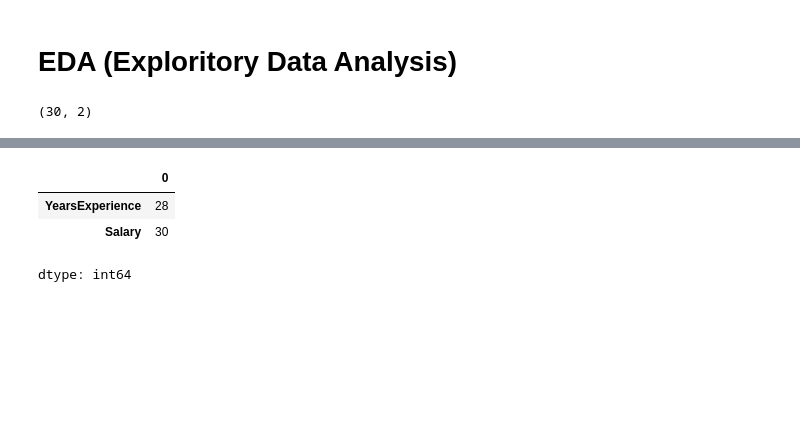
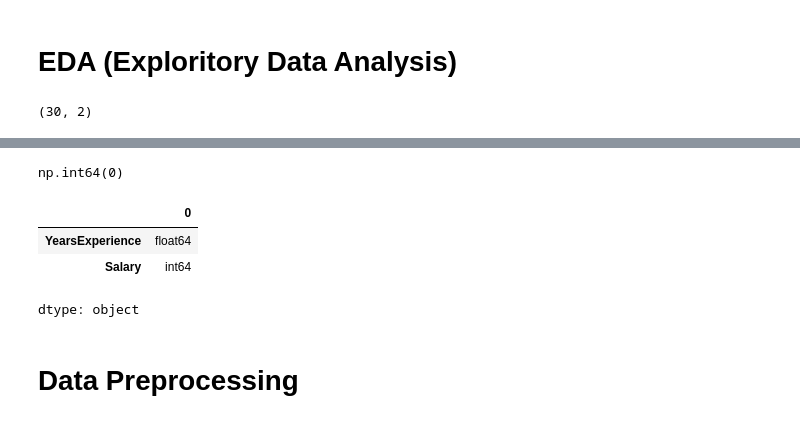
Before and after one commit to Pubudu-98/Colab, a Jupyter notebook: Salary_Prediction.ipynb, the cells around one changed output, grey strips where cells are left out. Cells and saved outputs as stored; diff of their text form; code cells hidden in the pictures; blank space fills up the shorter version.

Commit message:
Exploratory data analysis and Data preprocessing

```diff
--- a/Salary_Prediction.ipynb
+++ b/Salary_Prediction.ipynb
@@ -49,7 +64,13 @@ data.info
+# %%
+data.duplicated().sum()
+# %% [output]
+np.int64(0)
 # %%
-data.nunique()
+data.dtypes
 # %% [output]
 |  | 0 |
-| YearsExperience | 28 |
-| Salary | 30 |
+| YearsExperience | float64 |
+| Salary | int64 |
-dtype: int64
+dtype: object
+# %% [markdown]
+# **Data Preprocessing**
```
Also changed, not shown: parts of 7 cells of this notebook.
